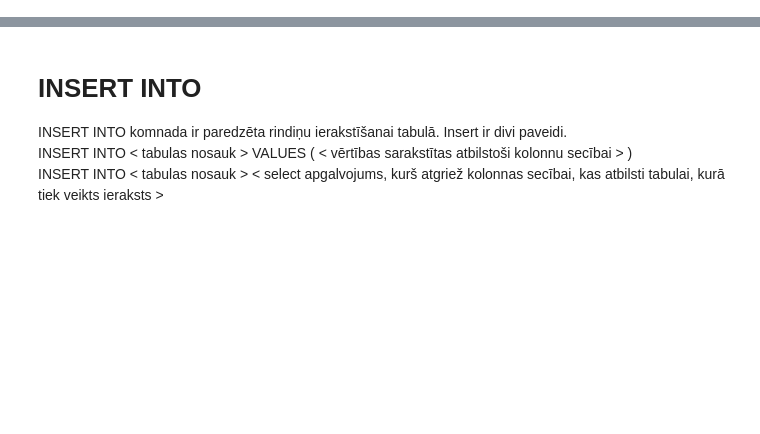
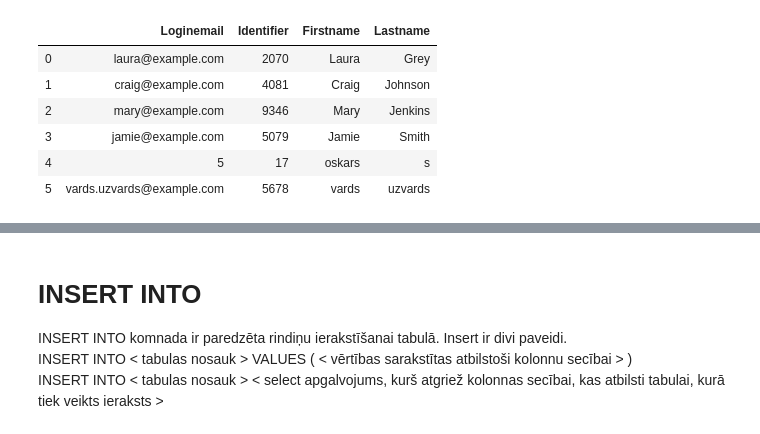
Before and after one commit to EduardsSevcenko/RCS_course, a Jupyter notebook: 3_sql_DBs/SQL_pamati_2.ipynb, the cells around one changed output, grey strips where cells are left out. Cells and saved outputs as stored; diff of their text form; code cells hidden in the pictures; blank space fills up the shorter version.

```diff
--- a/3_sql_DBs/SQL_pamati_2.ipynb
+++ b/3_sql_DBs/SQL_pamati_2.ipynb
@@ -5,6 +5,16 @@ from sqlalchemy import create_engine
 from sqlalchemy.exc import ResourceClosedError
 import MySQLdb
 check = False
+# %%
+sql.query("select * from email")
+# %% [output]
+|  | Loginemail | Identifier | Firstname | Lastname |
+| 0 | laura@example.com | 2070 | Laura | Grey |
+| 1 | craig@example.com | 4081 | Craig | Johnson |
+| 2 | mary@example.com | 9346 | Mary | Jenkins |
+| 3 | jamie@example.com | 5079 | Jamie | Smith |
+| 4 | 5 | 17 | oskars | s |
+| 5 | vards.uzvards@example.com | 5678 | vards | uzvards |
 # %%
 class MySQLConnection:
     def __init__(self,user,hostname,db):
```
Also changed, not shown: parts of 32 cells of this notebook, 2 other files.
